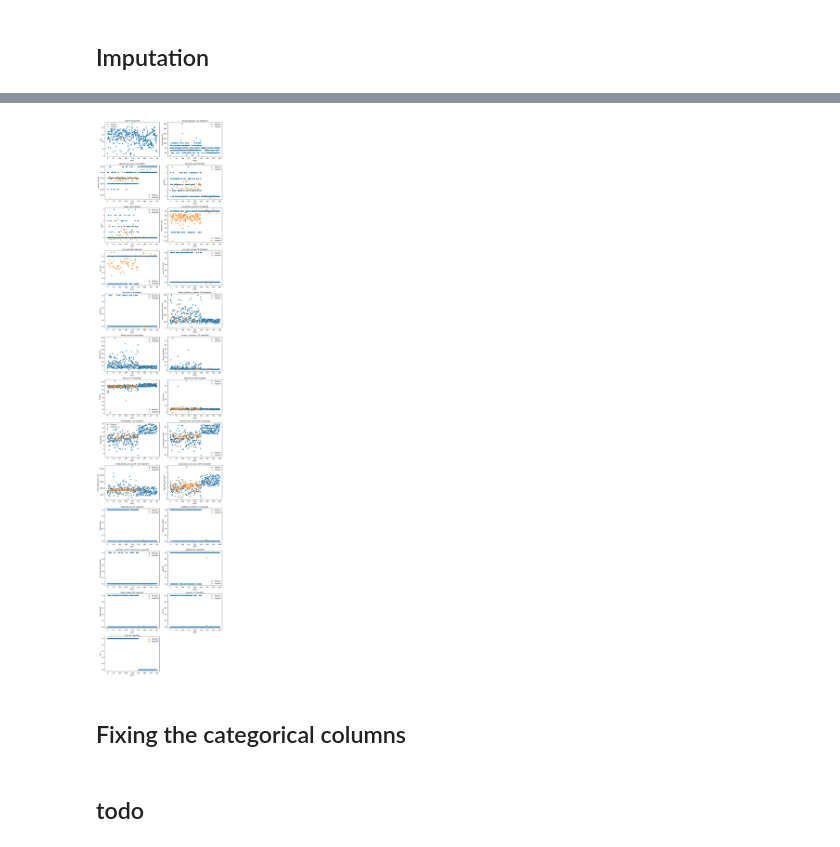
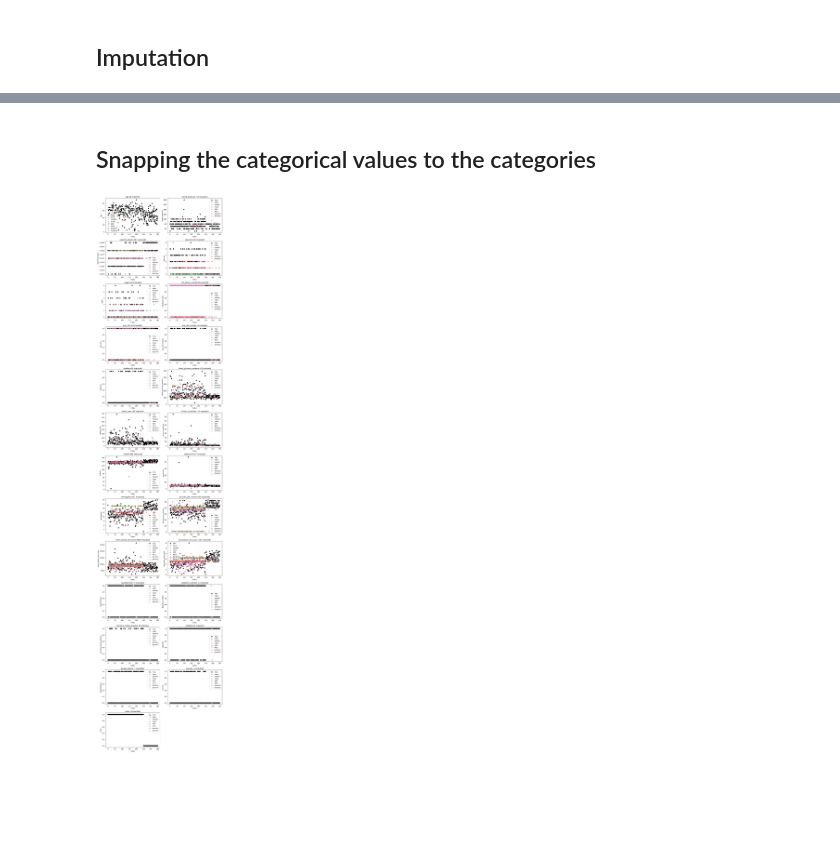
Before and after one commit to luisastue/datascience-ckd, a Jupyter notebook: 3_imputation.ipynb, the cells around one changed output, grey strips where cells are left out. Drawn from its saved outputs; the diff is of its cells as text; code cells hidden in the pictures; blank space fills up the shorter version.

```diff
--- a/3_imputation.ipynb
+++ b/3_imputation.ipynb
@@ -172,48 +276,19 @@ df_imputed
-# %%
-
-columns = df_imputed.columns
-
-# Calculate the number of rows and columns for the subplots
-num_plots = len(columns)
-num_rows = 20  # Adjust the number of rows as desired
-num_cols = int(np.ceil(num_plots / num_rows))
-
-# Create subplots
-fig, axes = plt.subplots(num_rows, num_cols, figsize=(12, 4*num_rows))
-
-# Flatten the axes array
-axes = axes.flatten()
-
-# Iterate through the columns and create the overlay plots
-for i, col in enumerate(columns):
-    ax = axes[i]  # Select the appropriate subplot
-
-    imputed = [x if np.isnan(df_numeric[col][j]) else None for j, x in enumerate(df_imputed[col]) ]
-    # Plot the original values
-    ax.scatter(df_numeric.index, df_numeric[col], label='Original')
-
-    # Plot the imputed values
-    ax.scatter(df_imputed.index, imputed, label='Imputed')
-
-    nr_imputed = len(list(filter(lambda imp: imp != None, imputed)))
-    ax.set_xlabel('Index')
-    ax.set_ylabel(col)
-    ax.set_title(f'{col} ({nr_imputed} imputed)')
-    ax.legend()
-
-# Remove any unused subplots
-if num_plots < len(axes):
-    for ax in axes[num_plots:]:
-        ax.remove()
-
-# Adjust the layout and spacing of subplots
-plt.tight_layout()
-
-# Show the plot
-plt.show()
-# %% [output]
-[figure, removed]
 # %% [markdown]
-## Fixing the categorical columns
+## Snapping the categorical values to the categories
-# %% [markdown]
-## todo
+# %%
+binary_columns = ['red_blood_cells', 'pus_cell', 'pus_cell_clumps', 'bacteria', 'hypertension', 'diabetes_mellitus', 'coronary_artery_disease', 'appetite', 'pedal_edema', 'anemia', ]
+zero_to_five = [ 'albumin', 'sugar']
+sg = ['specific_gravity']
+for (name, dataframe) in dataframes.items():
+    snapped_bin = dataframe[binary_columns].applymap(lambda x: 1 if x > 0.5 else 0)
+    dataframe[binary_columns] = snapped_bin
+    snapped_zero_to_five = dataframe[zero_to_five].applymap(lambda x: 0 if x < 0.5 else 1 if x < 1.5 else 2 if x < 2.5 else 3 if x < 3.5 else 4 if x < 4.5 else 5)
+    dataframe[zero_to_five] = snapped_zero_to_five
+    snapped_sg = dataframe[sg].applymap(lambda x: 1.005 if x < 1.0075 else 1.010 if x < 1.0125 else 1.015 if x < 1.0175 else 1.020 if x < 1.0225 else 1.025)
+    dataframe[sg] = snapped_sg
+
+    # visualize_imputation([(name, dataframe)])
+
+visualize_imputation(dataframes.items())
+# %% [output]
+[figure, added]
```
Also changed, not shown: parts of 18 cells of this notebook, 7 other files.
